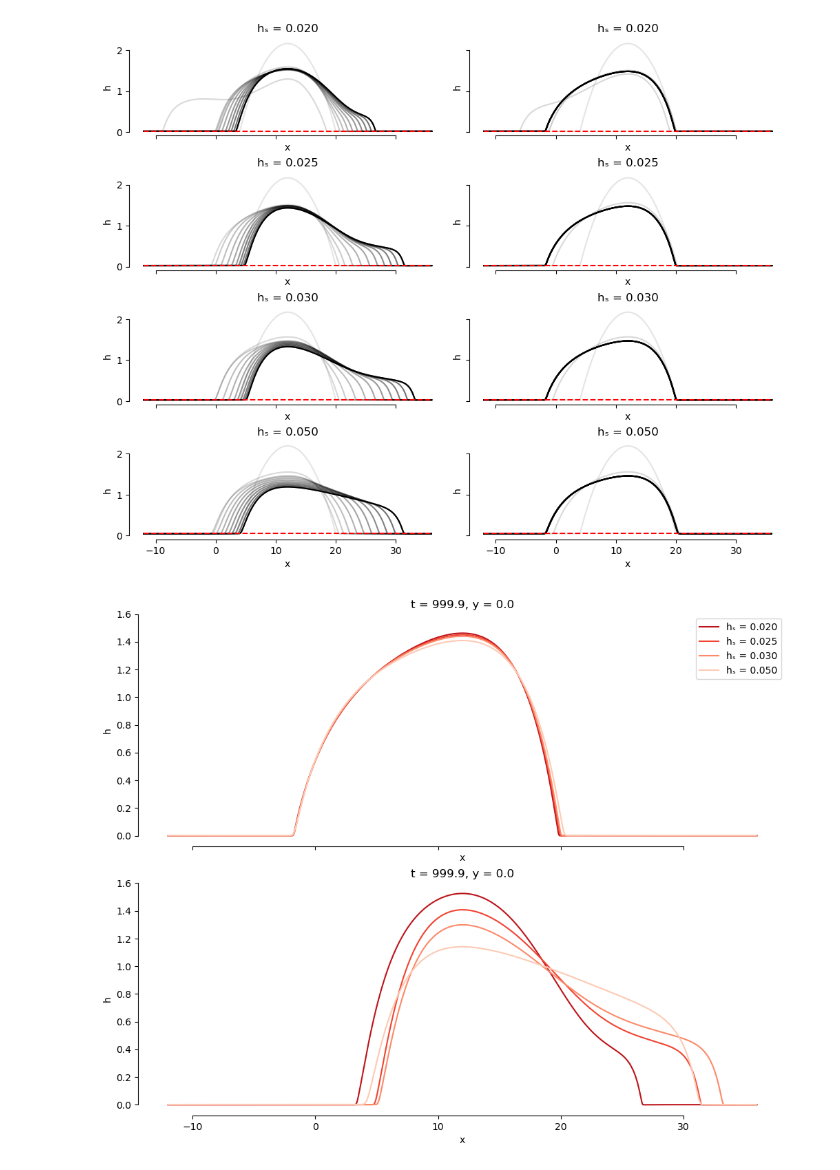
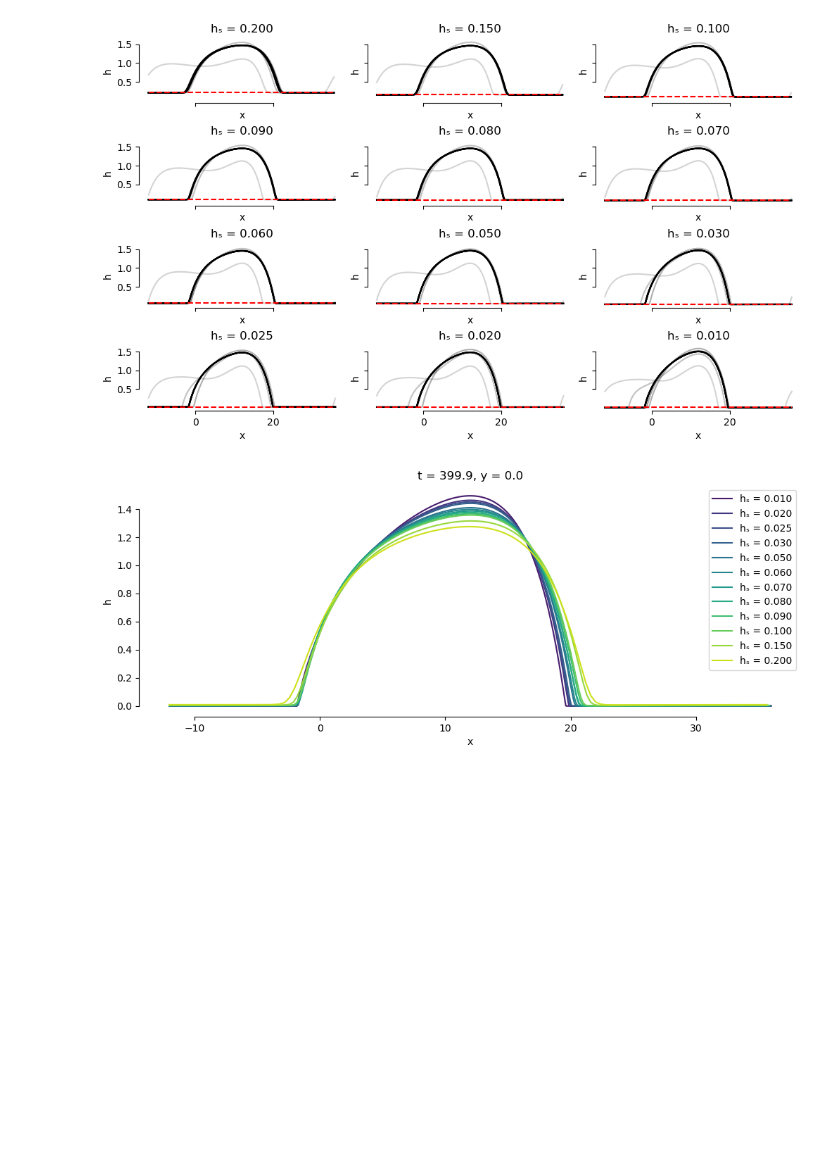
Before and after one commit to celliern/DropletSpreadingSim, a Jupyter notebook: scripts/80-explore_parametric.ipynb, the cells around one changed output. Cells and saved outputs as stored; diff of their text form; code cells hidden in the pictures; blank space fills up the shorter version.

```diff
--- a/scripts/80-explore_parametric.ipynb
+++ b/scripts/80-explore_parametric.ipynb
@@ -34,3 +24,0 @@ Coordinates:
-# %%
-ds = xr.open_dataset("../data/outputs/reprojection/hₛ=0.02_reproject=false.nc")
-ds.t.isel(t=-1)
@@ -42,10 +25,12 @@ Coordinates:
 # %%
 from pathlib import Path
+from typing import Dict
+from xarray import Dataset
 
-datasets = {}
-for ds in sorted(Path("../data/outputs/reprojection/").glob("*.nc")):
-    ds = xr.open_dataset(ds)
+
+datasets: Dict[str, Dataset] = {}
+for ds in sorted(Path("../data/outputs/hs_effect_wreproj/").glob("*.nc")):
+    ds = xr.open_dataset(ds).isel(y=0)
     ds["spread_len"] = compute_spread_len(ds)
     ds["drop_velocity"] = compute_drop_velocity(ds, filter_winlen=101)
-    datasets[(ds.attrs["hₛ"], ds.attrs["reproject"])] = ds
-datasets = {key: datasets[key] for key in sorted(datasets, key=lambda x: x[0])}
+    datasets[ds.attrs["hₛ"]] = ds
@@ -159,42 +120,38 @@ for (hs, proj) in datasets:
 # %%
-fig, axs = plt.subplots(4, 2, figsize=(10, 8), sharex=True, sharey=True, constrained_layout=True)
+fig, axs = plt.subplots(4, 3, figsize=(10, 6), sharex=True, sharey=True, constrained_layout=True)
 
-for ds, ax in zip(datasets.values(), axs.flatten()):
+for ds, ax in zip(reversed(datasets.values()), axs.flatten()):
     xmin, xmax = ds.x.min(), ds.x.max()
     n_traces = 10
     step = len(ds.t) // n_traces
     for i, t in enumerate(ds.t[::step]):
+        if i == 0:
+            continue
         frame = ds.h.sel(t=t)
         frame = frame.roll(x=len(ds.x) // 2 - int(frame.argmax("x")))
-        frame.plot(ax=ax, color="k", alpha=(i / n_traces) * (0.6 - 0.1) + 0.1)
+        frame.plot(ax=ax, color="k", alpha=(i / n_traces) * (0.8 - 0.1) + 0.1)
     frame = ds.h.isel(t=-1)
     frame = frame.roll(x=len(ds.x) // 2 - int(frame.argmax("x")))
     frame.plot(ax=ax, color="k")
     ax.hlines(ds.attrs["hₛ"] * 1.1, xmin, xmax, color="r", linestyle="--")
     ax.set_title(f"hₛ = {ds.attrs['hₛ']:.3f}")
     sns.despine(trim=True)
-fig.savefig("../reports/figures/hs_reproj/traces_x_vs_h.pdf", dpi=300)
-fig.savefig("../reports/figures/hs_reproj/traces_x_vs_h.png", dpi=100)
+fig.savefig("../reports/figures/hs_param/traces_x_vs_h.pdf", dpi=300)
+fig.savefig("../reports/figures/hs_param/traces_x_vs_h.png", dpi=100)
 # %% [output]
-[figure, old version]
+[figure, new version]
 # %%
-fig, (ax1, ax2) = plt.subplots(2, 1, figsize=(10, 8), sharex=True, sharey=True, constrained_layout=True)
+fig, ax = plt.subplots(figsize=(10, 4), sharex=True, sharey=True, constrained_layout=True)
 
-cycle1 = iter(sns.color_palette("Reds_r", n_colors=4).as_hex())
-cycle2 = iter(sns.color_palette("Reds_r", n_colors=4).as_hex())
+cycle1 = iter(sns.color_palette("viridis", n_colors=12).as_hex())
 for ds in list(datasets.values()):
-    if ds.attrs["reproject"]:
-        ax = ax1
-        color = next(cycle1)
-    else:
-        ax = ax2
-        color = next(cycle2)
+    color = next(cycle1)
     frame = ds.h.isel(t=-1)
     frame = frame.roll(x=len(ds.x) // 2 - int(frame.argmax("x"))) - ds.attrs["hₛ"]
     frame.plot(ax=ax, color=color, label=f"hₛ = {ds.attrs['hₛ']:.3f}")
     sns.despine(trim=True)
-ax1.legend()
-fig.savefig("../reports/figures/hs_reproj/x_vs_h.png", dpi=100)
-fig.savefig("../reports/figures/hs_reproj/x_vs_h.pdf", dpi=300)
+ax.legend()
+fig.savefig("../reports/figures/hs_param/x_vs_h.png", dpi=100)
+fig.savefig("../reports/figures/hs_param/x_vs_h.pdf", dpi=300)
 # %% [output]
-[figure, old version]
+[figure, new version]
```
Also changed, not shown: parts of 14 cells of this notebook, 10 other files.
